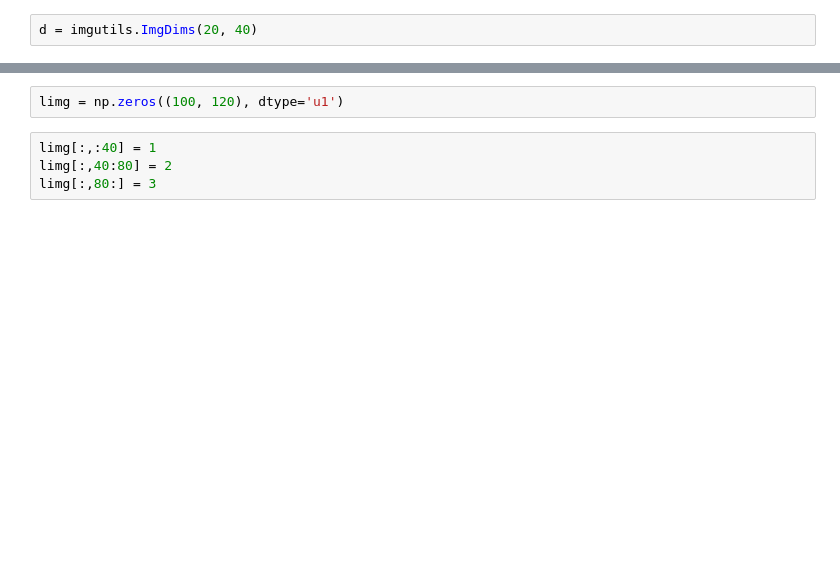
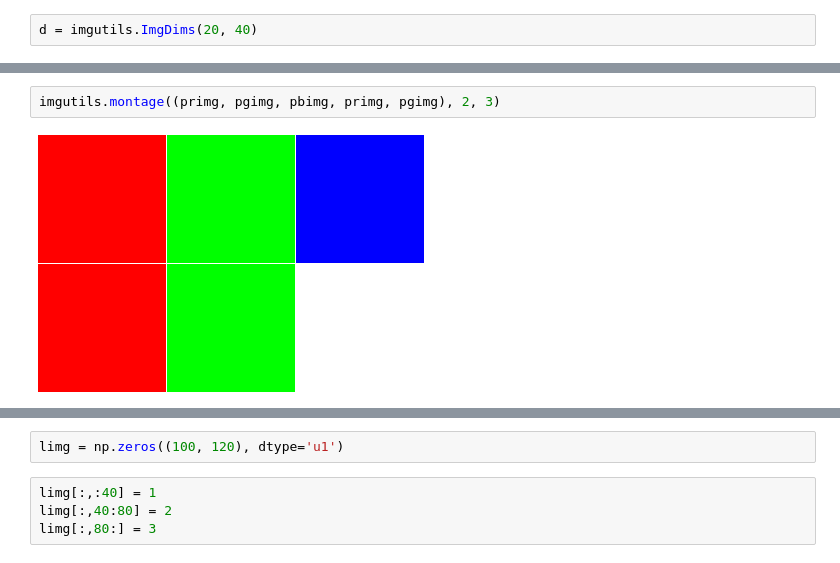
Before and after one commit to dimatura/imgutils, a Jupyter notebook: notebooks/imgutils_test.ipynb, the cells around one changed output, grey strips where cells are left out. Saved outputs shown, nothing was run; the diff lists cells and outputs as text; blank space fills up the shorter version.

```diff
--- a/notebooks/imgutils_test.ipynb
+++ b/notebooks/imgutils_test.ipynb
@@ -28,0 +44,4 @@ imgutils.square_montage((primg, pgimg, pbimg, primg, pgimg))
+# %%
+imgutils.montage((primg, pgimg, pbimg, primg, pgimg), 2, 3)
+# %% [output]
+[figure, added]
```
Also changed, not shown: parts of 24 cells of this notebook, 5 other files.
